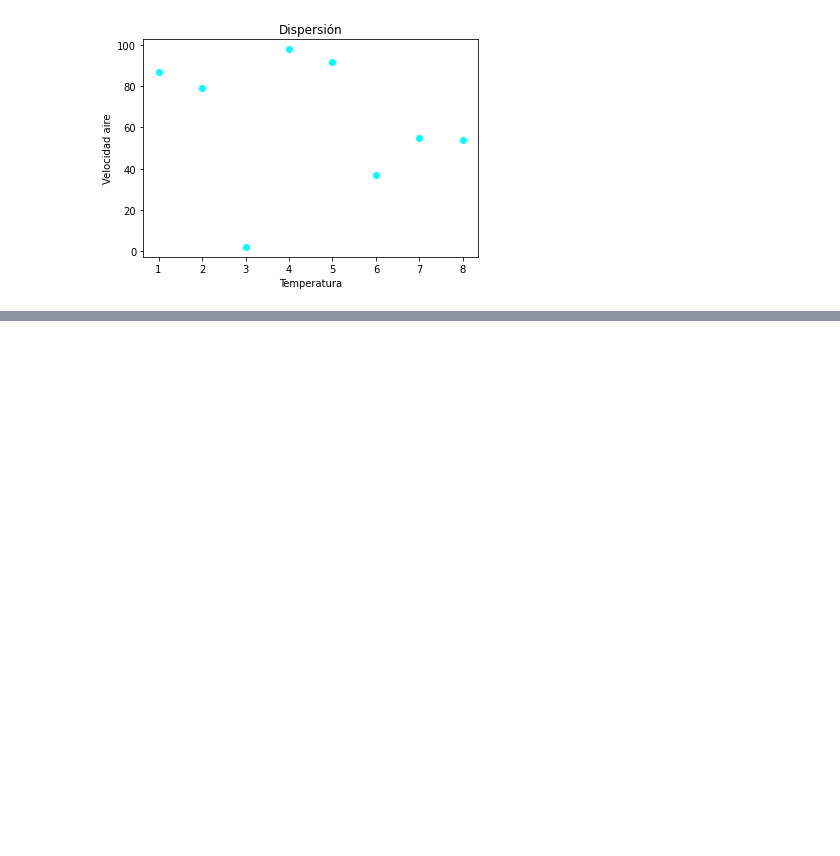
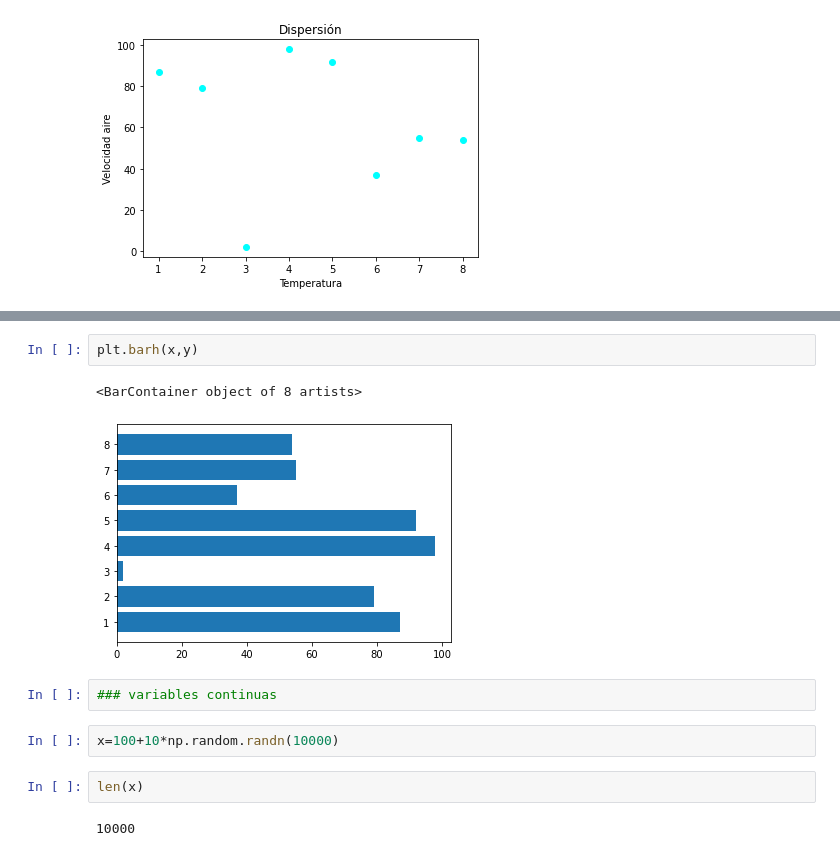
Before and after one commit to jsanz81/Bootcamp_Abril2023, a Jupyter notebook: Algebra_Lineal/matplotlib.ipynb, the cells around one changed output, grey strips where cells are left out. Drawn from its saved outputs; the diff is of its cells as text; blank space fills up the shorter version.

```diff
--- a/Algebra_Lineal/matplotlib.ipynb
+++ b/Algebra_Lineal/matplotlib.ipynb
@@ -126,0 +143,13 @@ plt.ylabel('Velocidad aire');
+# %%
+plt.barh(x,y)
+# %% [output]
+<BarContainer object of 8 artists>
+[figure, added]
+# %%
+### variables continuas
+# %%
+x=100+10*np.random.randn(10000)
+# %%
+len(x)
+# %% [output]
+10000
```
Also changed, not shown: parts of 5 cells of this notebook.
